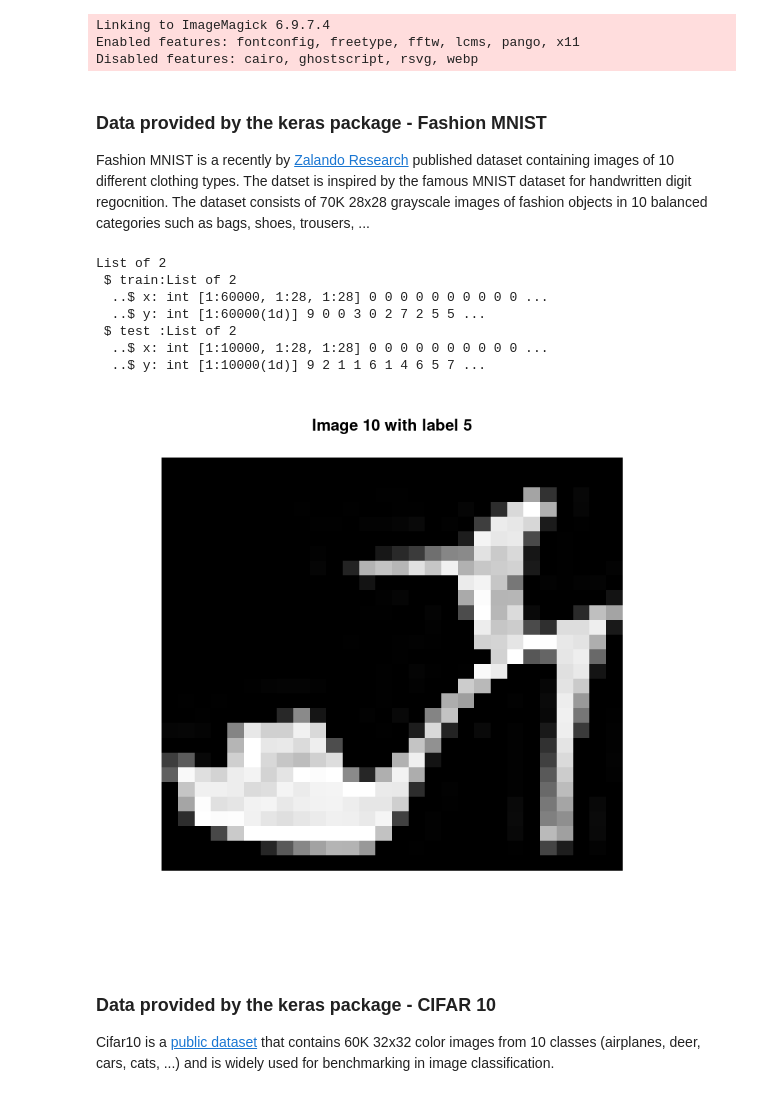
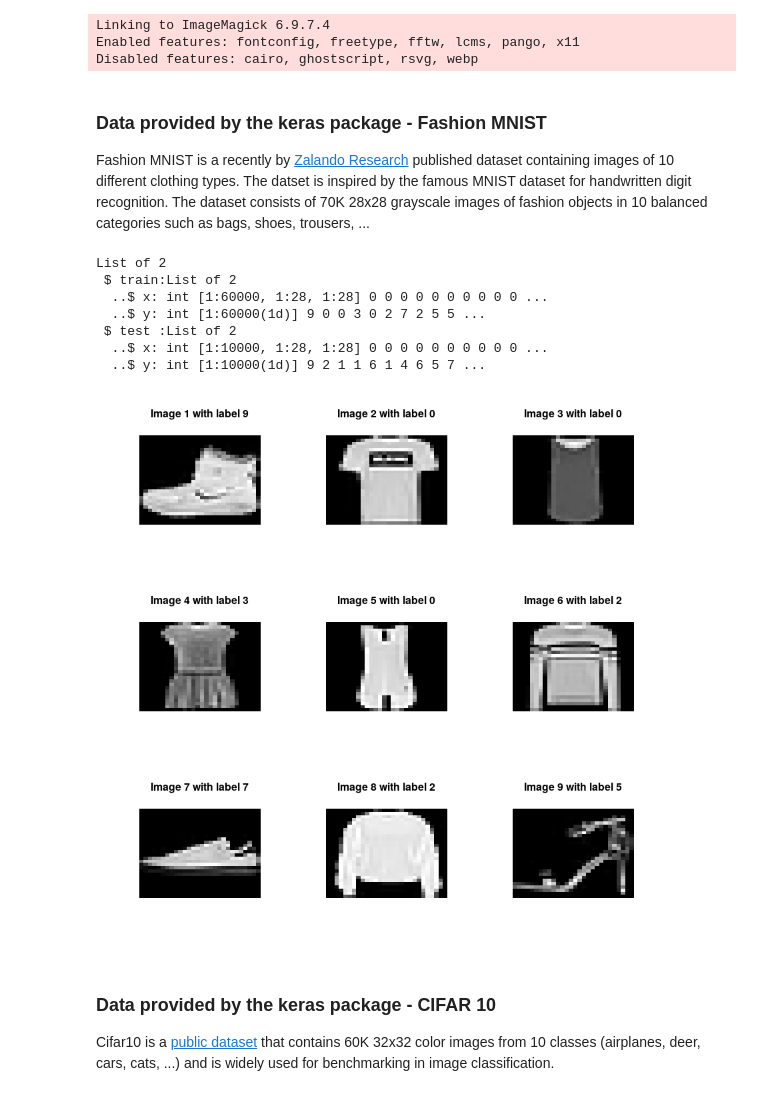
Before and after one commit to slds-lmu/rcourses_notebook_deeplearning, a Jupyter notebook: dl_showcase.ipynb, the cells around one changed output. Drawn from its saved outputs; the diff is of its cells as text; code cells hidden in the pictures.

```diff
--- a/dl_showcase.ipynb
+++ b/dl_showcase.ipynb
@@ -27,7 +26,7 @@ Disabled features: cairo, ghostscript, rsvg, webp
 # %% [markdown]
 ### Data provided by the keras package - Fashion MNIST
 
-Fashion MNIST is a recently by [Zalando Research](https://github.com/zalandoresearch/fashion-mnist) published dataset containing images of 10 different clothing types. The datset is inspired by the famous MNIST dataset for handwritten digit regocnition.
+Fashion MNIST is a recently by [Zalando Research](https://github.com/zalandoresearch/fashion-mnist) published dataset containing images of 10 different clothing types. The datset is inspired by the famous MNIST dataset for handwritten digit recognition.
 The dataset consists of 70K 28x28 grayscale images of fashion objects in 10 balanced categories such as bags, shoes, trousers, ...
 # %%
 # files will be stored at
@@ -51,16 +50,19 @@ List of 2
   ..$ y: int [1:10000(1d)] 9 2 1 1 6 1 4 6 5 7 ...
 # %%
 # inspect one train image
-idx = 10
-foo_img = x_train[idx, , ]
-foo_label = y_train[idx]
-# plot the image with the label as header
-image(t(apply(foo_img, 2, rev)),
-    axes = FALSE,
-    col = grey(seq(0, 1, length = 256)),
-    main = paste0('Image ', idx, ' with label ', foo_label))
+ids = 1:9
+par(mfrow=c(3,3))
+for(idx in ids) {
+    foo_img = x_train[idx, , ]
+    foo_label = y_train[idx]
+    # plot the image with the label as header
+    image(t(apply(foo_img, 2, rev)),
+        axes = FALSE,
+        col = grey(seq(0, 1, length = 256)),
+        main = paste0('Image ', idx, ' with label ', foo_label))
+}
 # %% [output]
-[figure, old version]
+[figure, new version]
 # %% [markdown]
 ### Data provided by the keras package - CIFAR 10
 
```
Also changed, not shown: parts of 45 cells of this notebook.
